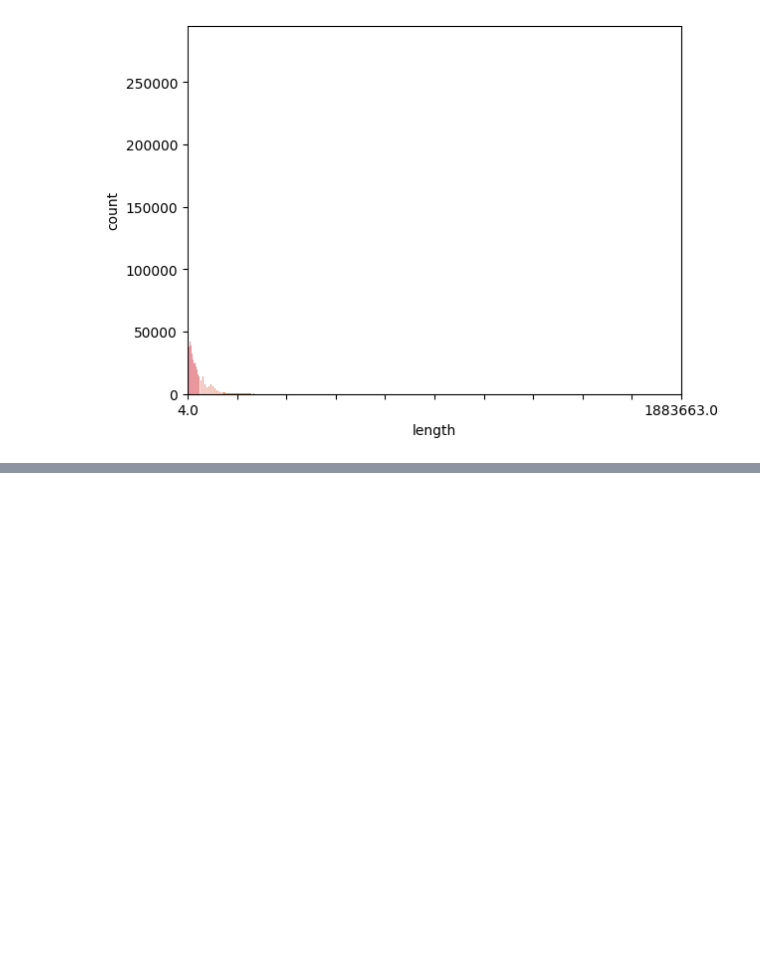
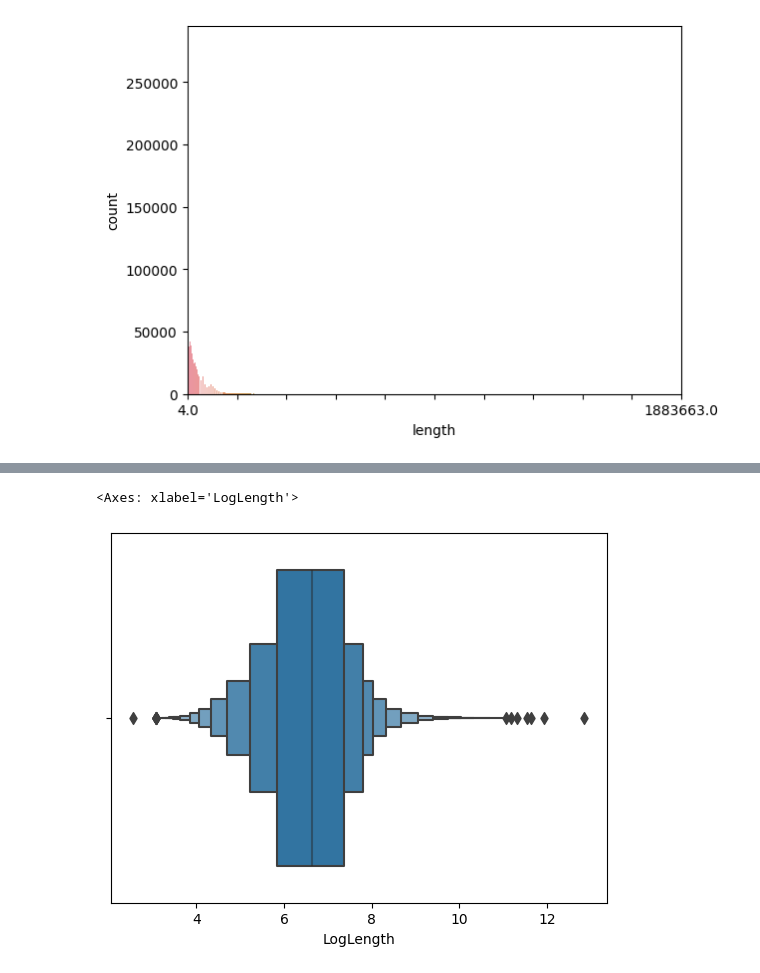
Before and after one commit to Axiomatic314/Stemming, a Jupyter notebook: ClueWeb/documentLength.ipynb, the cells around one changed output, grey strips where cells are left out. Cells and saved outputs as stored; diff of their text form; code cells hidden in the pictures; blank space fills up the shorter version.

```diff
--- a/ClueWeb/documentLength.ipynb
+++ b/ClueWeb/documentLength.ipynb
@@ -55,0 +86,5 @@ plt.show()
+# %%
+sns.boxenplot(sampledDocLengths, x="LogLength")
+# %% [output]
+<Axes: xlabel='LogLength'>
+[figure, added]
```
Also changed, not shown: parts of 7 cells of this notebook.
